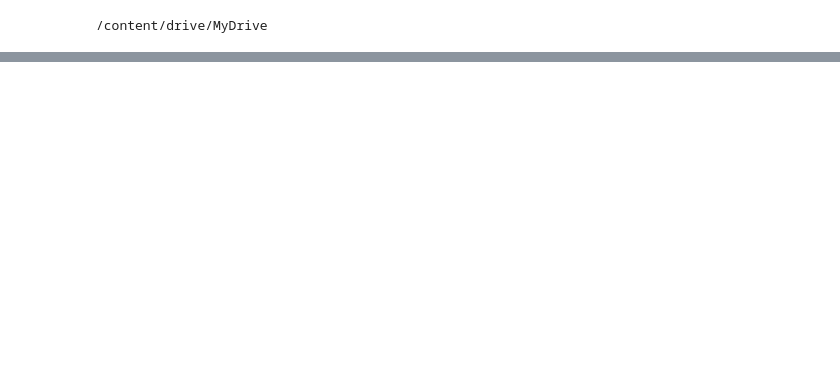
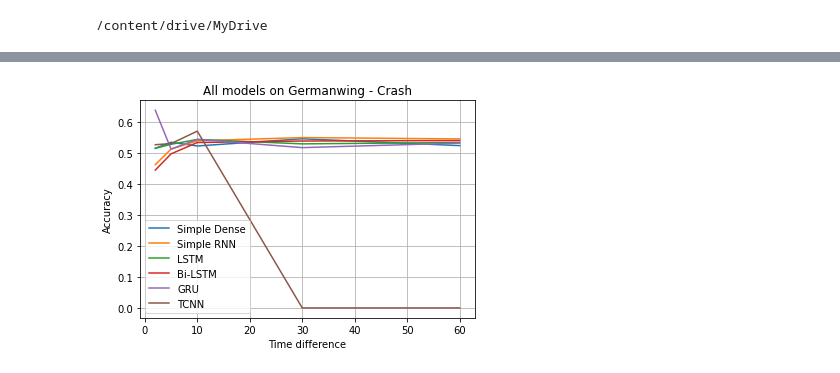
Before and after one commit to alidevhere/twitter-rumors, a Jupyter notebook: twitter.ipynb, the cells around one changed output, grey strips where cells are left out. Cells and saved outputs as stored; diff of their text form; code cells hidden in the pictures; blank space fills up the shorter version.

```diff
--- a/twitter.ipynb
+++ b/twitter.ipynb
@@ -389,19 +394,23 @@ def plot_ferguson():
 # %%
 def plot_germanwings():
     time = [2,5,10,30,60]
     import matplotlib.pyplot as plt
     plt.plot(time,[0.514619883	,0.534216336	,0.522222222	,0.545410628	,0.523361227], label='Simple Dense')
     plt.plot(time,[0.461988304,	0.51214128	,0.538888889	,0.549275362	,0.544979079], label='Simple RNN')
     plt.plot(time,[0.514619883	,0.527593819	,0.543333333	,0.528985507	,0.533472803], label='LSTM')
     plt.plot(time,[0.444444444	,0.496688742	,0.533333333	,0.538164251	,0.539748954], label='Bi-LSTM')
     plt.plot(time,[0.637426901,	0.51214128	,0.543333333	,0.516908213	,0.531380753], label='GRU')
+    plt.plot(time,[0.526315789,0.529801325,0.57,0,0], label='TCNN')
     x_axis = 'time stamp'
     y_axis = 'accuracy'
     plt.xlabel('Time difference')
     plt.ylabel('Accuracy')
     plt.title('All models on Germanwing - Crash')
     plt.grid(True)
     plt.legend()
+plot_germanwings()
+# %% [output]
+[figure, added]
 # %%
 def plot_gurlit():
     time = [2,5,10,30,60]
```
Also changed, not shown: parts of 13 cells of this notebook.
